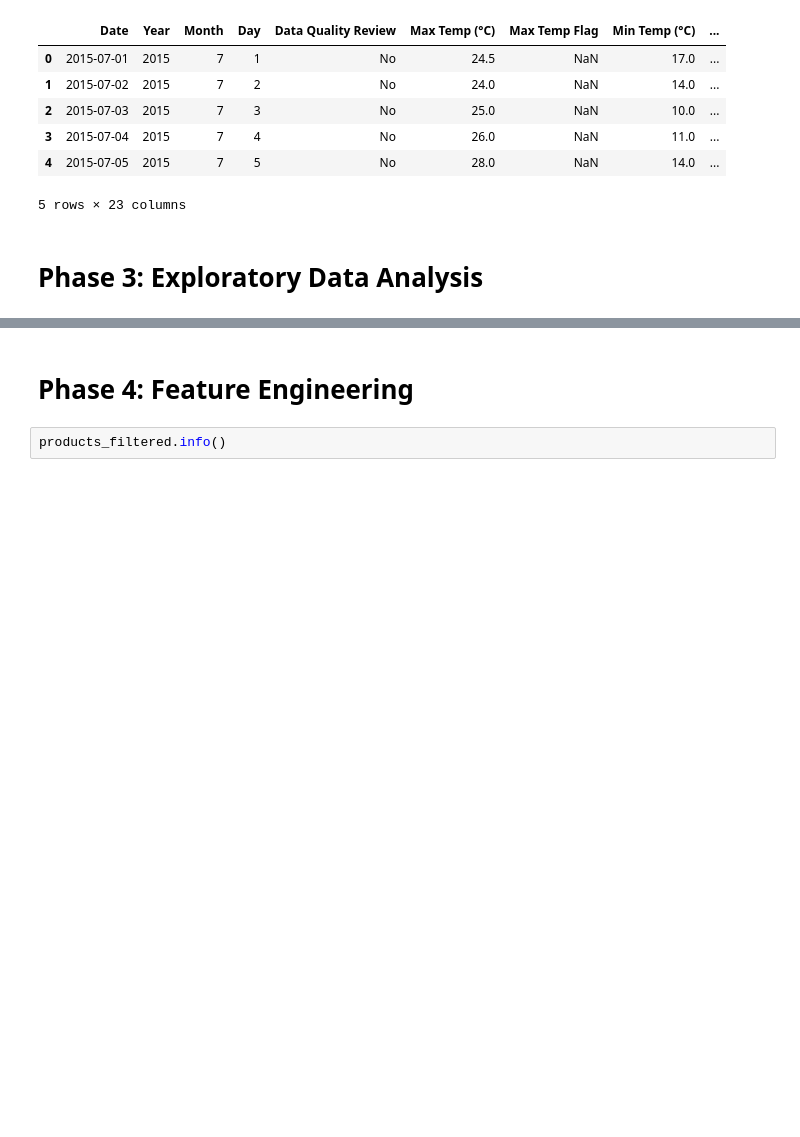
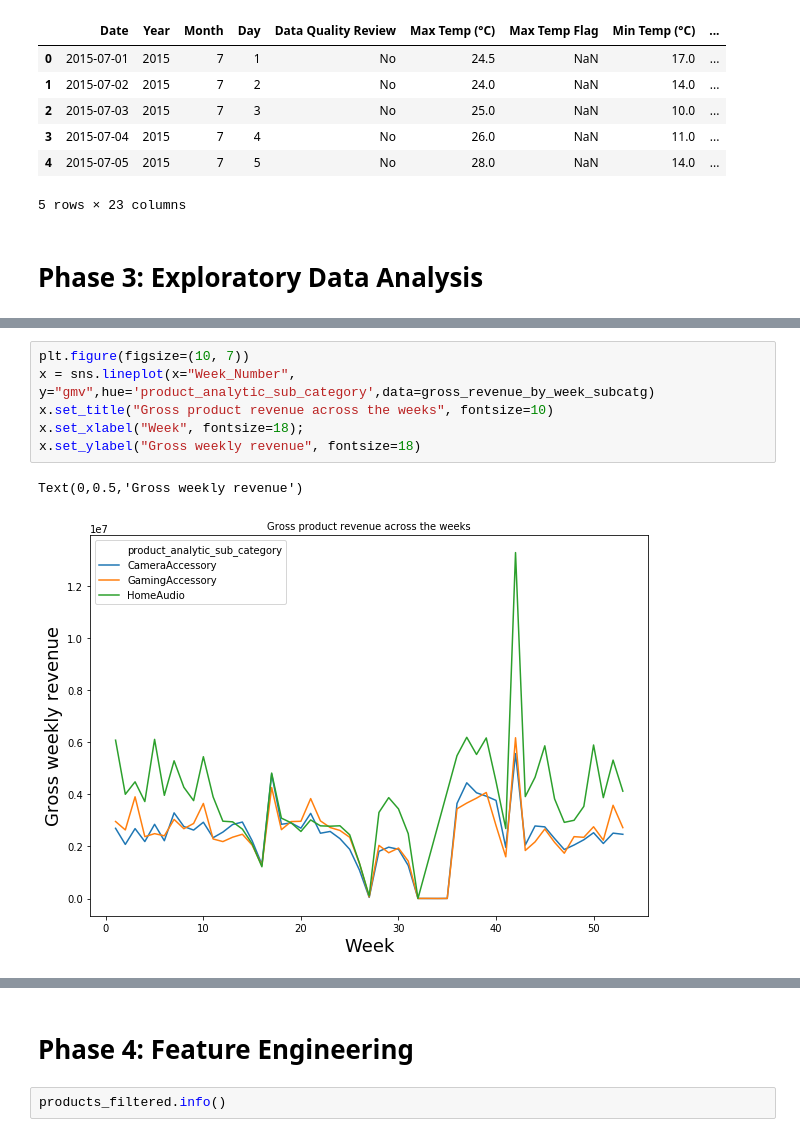
Before and after one commit to Nanditha-G-N/Machine-Learning-Case-Studies, a Jupyter notebook: ecommerce-capstone/ecommerce-assignment-Krishnan.ipynb, the cells around one changed output, grey strips where cells are left out. Cells and saved outputs as stored; diff of their text form; blank space fills up the shorter version.

```diff
--- a/ecommerce-capstone/ecommerce-assignment-Krishnan.ipynb
+++ b/ecommerce-capstone/ecommerce-assignment-Krishnan.ipynb
@@ -1308,0 +1369,9 @@ climate.head()
+# %%
+plt.figure(figsize=(10, 7))
+x = sns.lineplot(x="Week_Number", y="gmv",hue='product_analytic_sub_category',data=gross_revenue_by_week_subcatg)
+x.set_title("Gross product revenue across the weeks", fontsize=10)
+x.set_xlabel("Week", fontsize=18);
+x.set_ylabel("Gross weekly revenue", fontsize=18)
+# %% [output]
+Text(0,0.5,'Gross weekly revenue')
+[figure, added]
```
Also changed, not shown: parts of 94 cells of this notebook.
